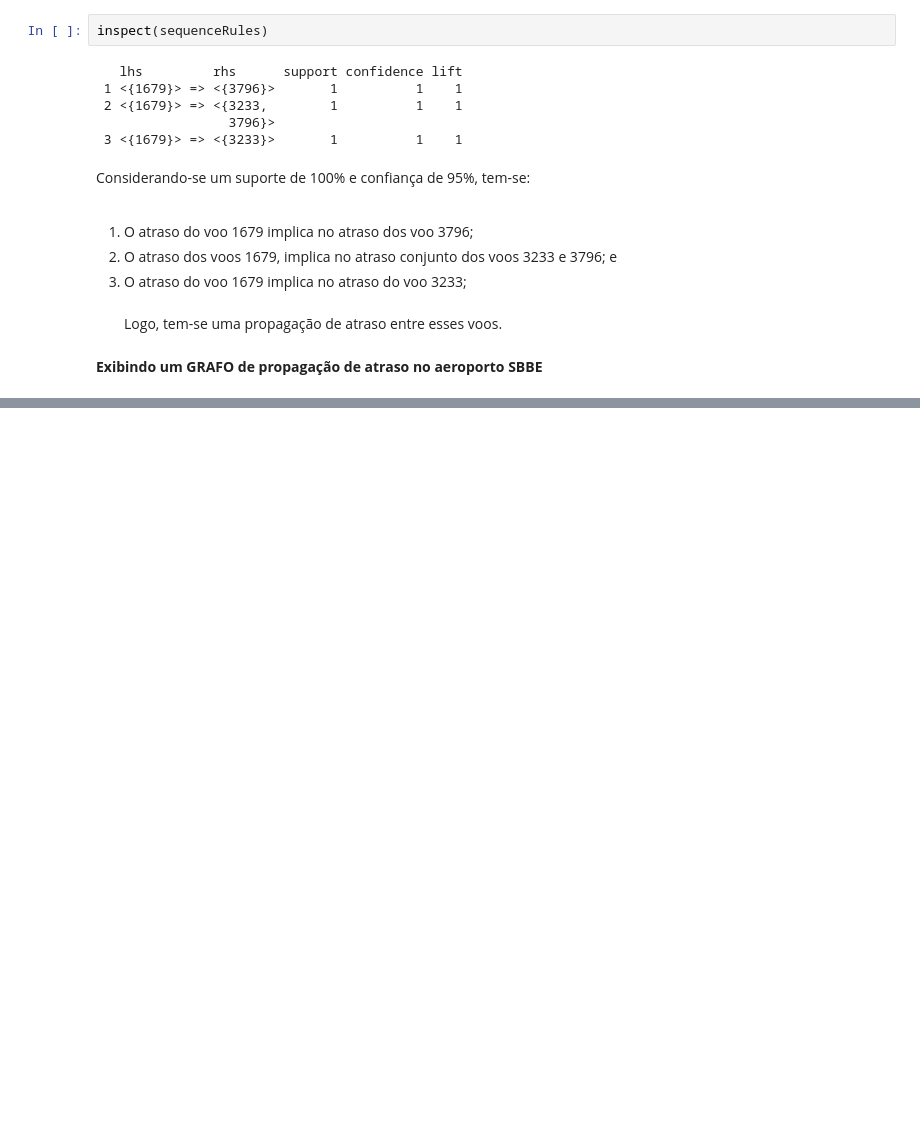
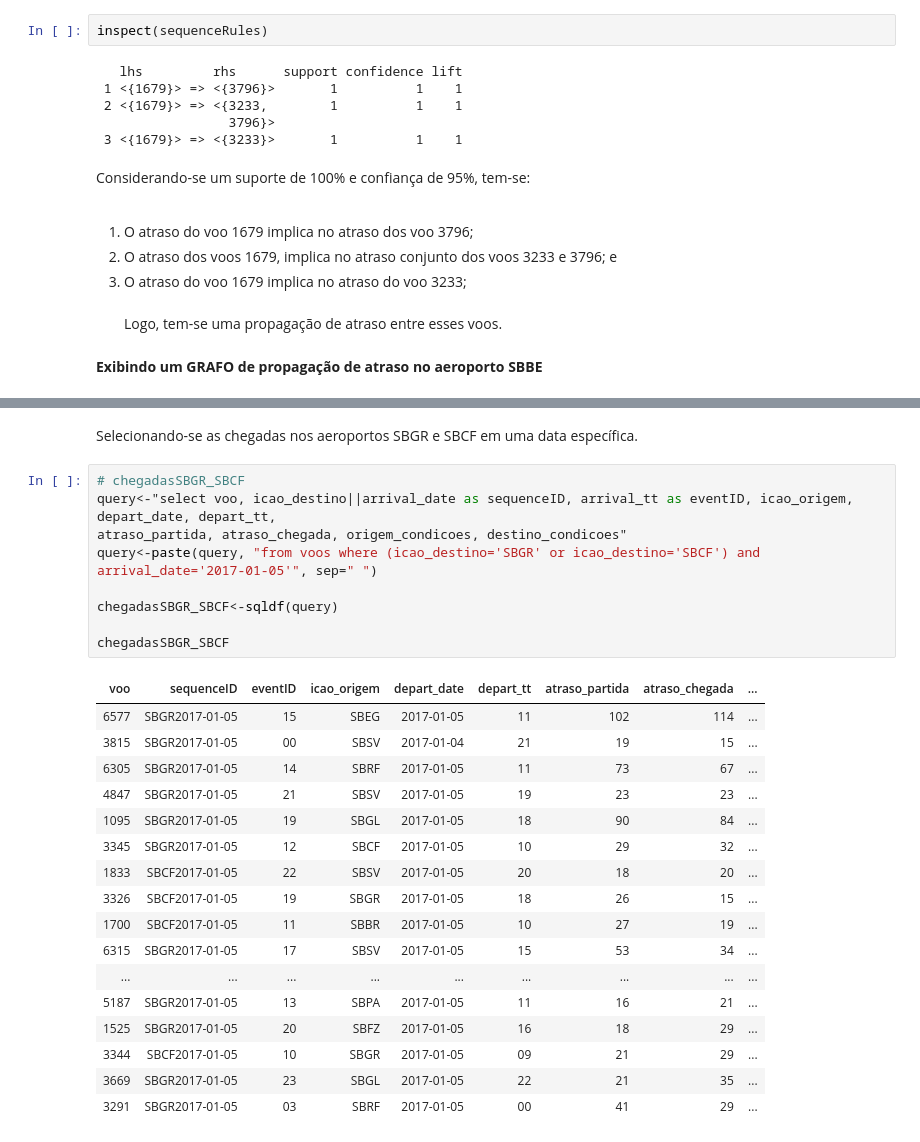
Before and after one commit to jcolares/DM2018, a Jupyter notebook: DataMining.ipynb, the cells around one changed output, grey strips where cells are left out. Saved outputs shown, nothing was run; the diff lists cells and outputs as text; blank space fills up the shorter version.

```diff
--- a/DataMining.ipynb
+++ b/DataMining.ipynb
@@ -1133,0 +1165,29 @@ plot(voo_Graph, usearrows=TRUE, displaylabels=TRUE)
+# %% [markdown]
+Selecionando-se as chegadas nos aeroportos SBGR e SBCF em uma data específica.
+# %%
+# chegadasSBGR_SBCF
+query<-"select voo, icao_destino||arrival_date as sequenceID, arrival_tt as eventID, icao_origem, depart_date, depart_tt,
+atraso_partida, atraso_chegada, origem_condicoes, destino_condicoes"
+query<-paste(query, "from voos where (icao_destino='SBGR' or icao_destino='SBCF') and arrival_date='2017-01-05'", sep=" ")
+
+chegadasSBGR_SBCF<-sqldf(query)
+
+chegadasSBGR_SBCF
+# %% [output]
+| voo | sequenceID | eventID | icao_origem | depart_date | depart_tt | atraso_partida | atraso_chegada | ... |
+| 6577 | SBGR2017-01-05 | 15 | SBEG | 2017-01-05 | 11 | 102 | 114 | ... |
+| 3815 | SBGR2017-01-05 | 00 | SBSV | 2017-01-04 | 21 | 19 | 15 | ... |
+| 6305 | SBGR2017-01-05 | 14 | SBRF | 2017-01-05 | 11 | 73 | 67 | ... |
+| 4847 | SBGR2017-01-05 | 21 | SBSV | 2017-01-05 | 19 | 23 | 23 | ... |
+| 1095 | SBGR2017-01-05 | 19 | SBGL | 2017-01-05 | 18 | 90 | 84 | ... |
+| 3345 | SBGR2017-01-05 | 12 | SBCF | 2017-01-05 | 10 | 29 | 32 | ... |
+| 1833 | SBCF2017-01-05 | 22 | SBSV | 2017-01-05 | 20 | 18 | 20 | ... |
+| 3326 | SBCF2017-01-05 | 19 | SBGR | 2017-01-05 | 18 | 26 | 15 | ... |
+| 1700 | SBCF2017-01-05 | 11 | SBBR | 2017-01-05 | 10 | 27 | 19 | ... |
+| 6315 | SBGR2017-01-05 | 17 | SBSV | 2017-01-05 | 15 | 53 | 34 | ... |
+| ... | ... | ... | ... | ... | ... | ... | ... | ... |
+| 5187 | SBGR2017-01-05 | 13 | SBPA | 2017-01-05 | 11 | 16 | 21 | ... |
+| 1525 | SBGR2017-01-05 | 20 | SBFZ | 2017-01-05 | 16 | 18 | 29 | ... |
+| 3344 | SBCF2017-01-05 | 10 | SBGR | 2017-01-05 | 09 | 21 | 29 | ... |
+| 3669 | SBGR2017-01-05 | 23 | SBGL | 2017-01-05 | 22 | 21 | 35 | ... |
+| 3291 | SBGR2017-01-05 | 03 | SBRF | 2017-01-05 | 00 | 41 | 29 | ... |
```
Also changed, not shown: parts of 24 cells of this notebook.
